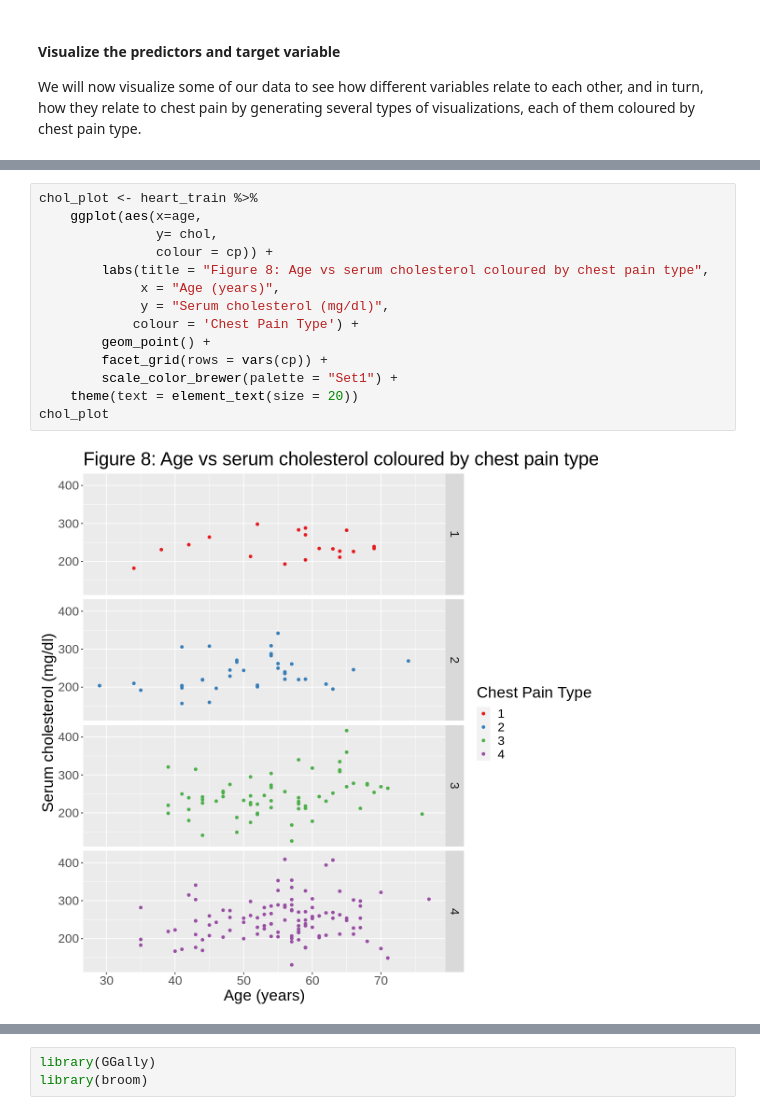
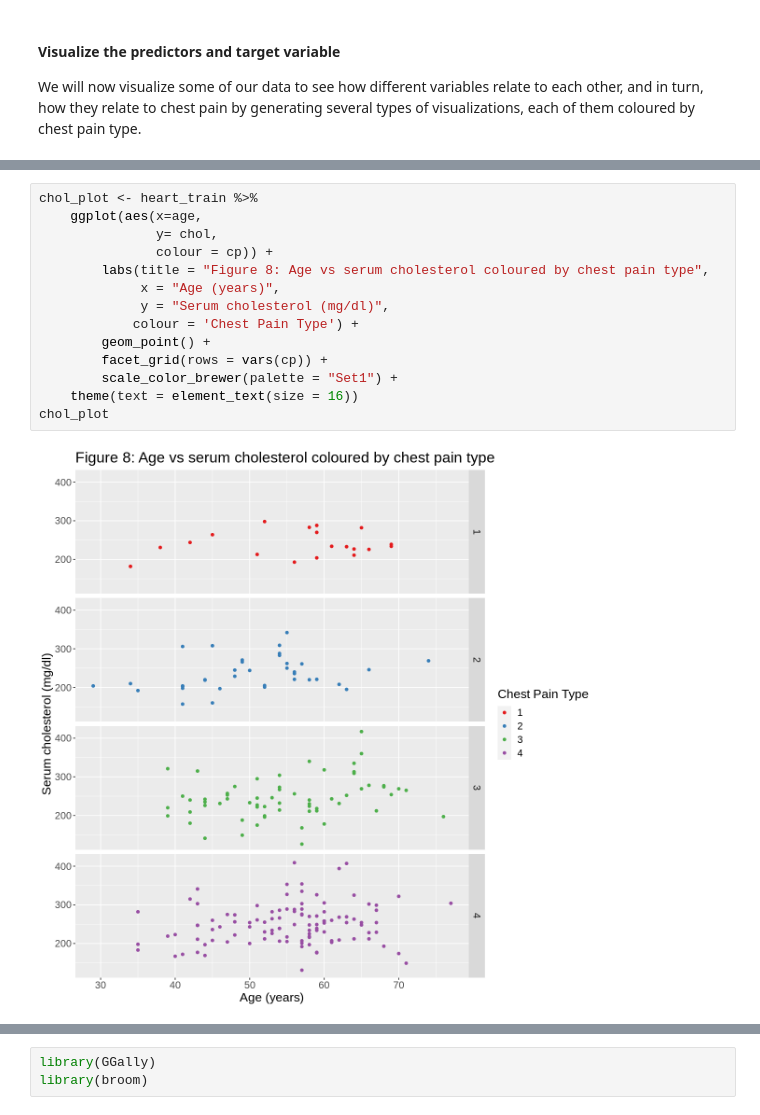
Before and after one commit to hebabm/group-31, a Jupyter notebook: finalreport.ipynb, the cells around one changed output, grey strips where cells are left out. Drawn from its saved outputs; the diff is of its cells as text.

```diff
--- a/finalreport.ipynb
+++ b/finalreport.ipynb
@@ -244,17 +244,17 @@ restbp_plot
 # %%
 chol_plot <- heart_train %>%
     ggplot(aes(x=age,
                y= chol,
                colour = cp)) +
         labs(title = "Figure 8: Age vs serum cholesterol coloured by chest pain type",
              x = "Age (years)",
              y = "Serum cholesterol (mg/dl)",
             colour = 'Chest Pain Type') +
         geom_point() +
         facet_grid(rows = vars(cp)) +
         scale_color_brewer(palette = "Set1") +
-    theme(text = element_text(size = 20))
+    theme(text = element_text(size = 16))
 chol_plot
 # %% [output]
-[figure, old version]
+[figure, new version]
 # %%
```
Also changed, not shown: parts of 2 cells of this notebook.
